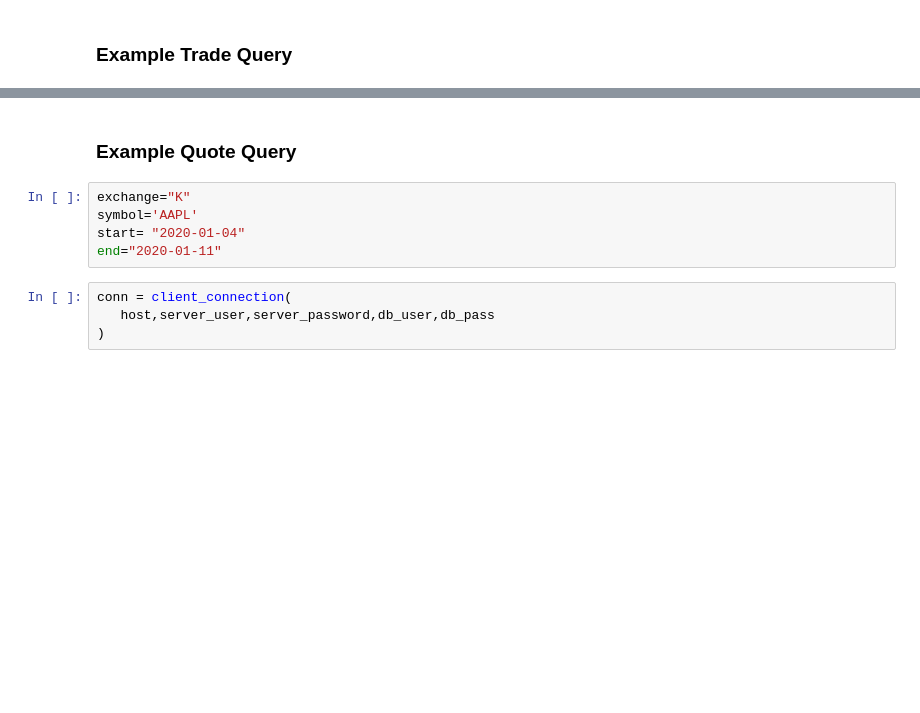
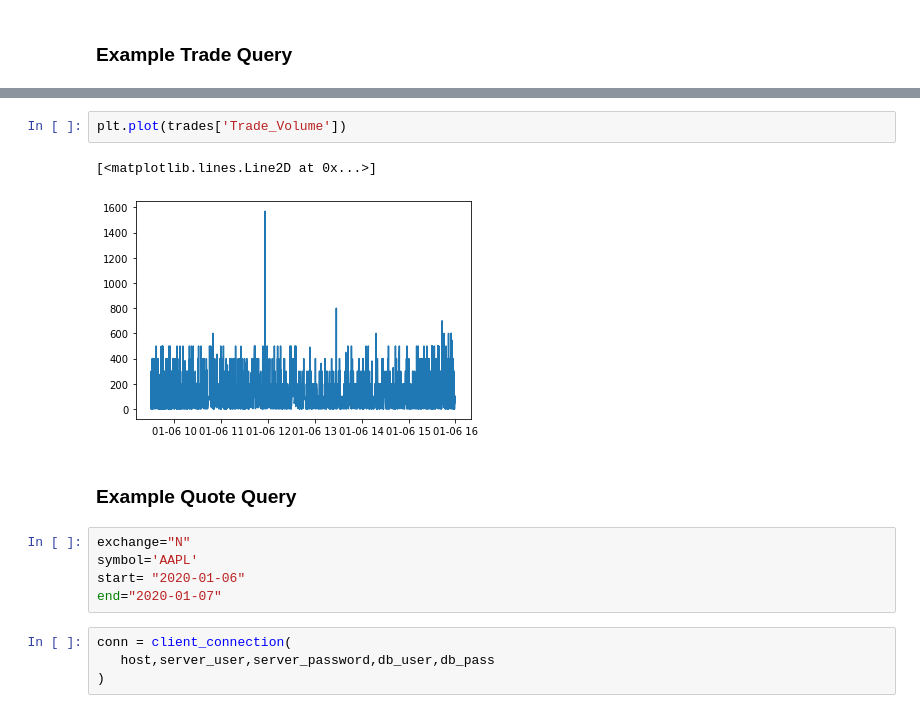
Before and after one commit to AMS-QF/TAQ-Data, a Jupyter notebook: Example_Data_NB.ipynb, the cells around one changed output, grey strips where cells are left out. Saved outputs shown, nothing was run; the diff lists cells and outputs as text; blank space fills up the shorter version.

```diff
--- a/Example_Data_NB.ipynb
+++ b/Example_Data_NB.ipynb
@@ -50,10 +62,15 @@ pd.read_csv('data/AAPL_trades.csv')
+# %%
+plt.plot(trades['Trade_Volume'])
+# %% [output]
+[<matplotlib.lines.Line2D at 0x...>]
+[figure, added]
 # %% [markdown]
 ### Example Quote Query
 # %%
-exchange="K"
+exchange="N"
 symbol='AAPL'
-start= "2020-01-04"
-end="2020-01-11"
+start= "2020-01-06"
+end="2020-01-07"
 # %%
 conn = client_connection(
    host,server_user,server_password,db_user,db_pass
```
Also changed, not shown: parts of 15 cells of this notebook, 2 other files.
